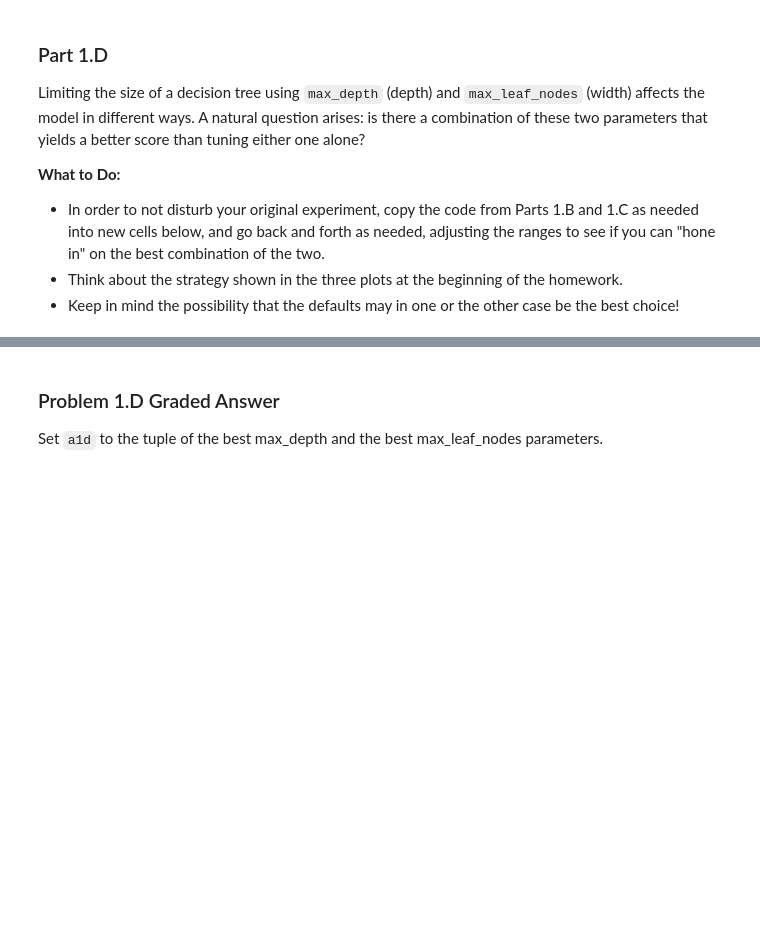
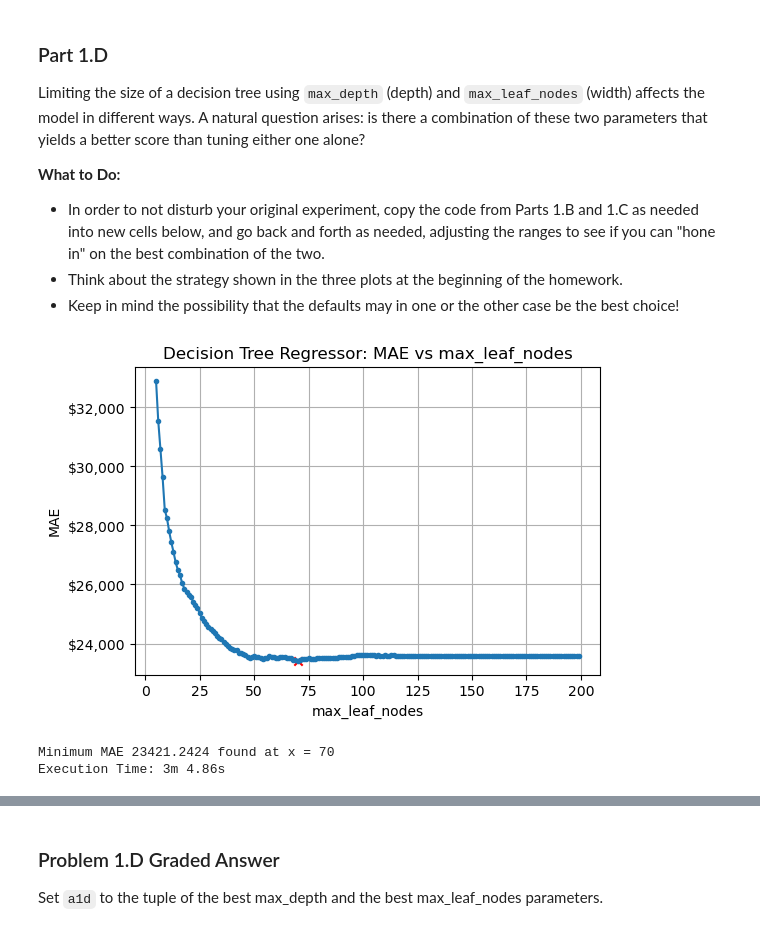
Before and after one commit to chenmichael2/Mod3-Homework, a Jupyter notebook: Homework_06.ipynb, the cells around one changed output, grey strips where cells are left out. Cells and saved outputs as stored; diff of their text form; code cells hidden in the pictures; blank space fills up the shorter version.

```diff
--- a/Homework_06.ipynb
+++ b/Homework_06.ipynb
@@ -432,0 +431,59 @@ Limiting the size of a decision tree using `max_depth` (depth) and `max_leaf_nod
+# %%
+# Cut and paste the code from the video notebook to plot and find the best max_depth
+
+# Plot a max_leaf_nodes vs MAE using a simple for loop
+
+# record beginning time
+start = time.time()
+
+param = 'max_leaf_nodes'
+
+parameter_list = range(5,200)
+
+MAEs = []
+
+for mln in tqdm(parameter_list):
+
+    MAEs.append( run_decision_tree_regressor(X_train,y_train,
+                                             max_depth = 7,
+                                             max_features=None,
+                                            #  min_samples_split=5,
+                                            #  min_samples_leaf=1,
+                                             max_leaf_nodes=mln,
+                                            #  criterion='squared_error',
+                                            #  ccp_alpha=0.0,
+                                             random_state=random_seed,
+                                            #  cv=5,
+                                            #  n_jobs= -1,
+                                            #  visualize=False
+                                            ) )
+
+# Find the minimum value
+min_MAE = min(MAEs)
+
+# Find the index of the minimum value
+min_index = MAEs.index(min_MAE)
+
+plt.figure(figsize=(6, 4))
+plt.title("Decision Tree Regressor: MAE vs "+param)
+plt.plot(parameter_list, MAEs, marker='.')
+plt.scatter([parameter_list[min_index]],[min_MAE],marker='x',color='red')
+plt.xlabel(param)
+plt.ylabel("MAE")
+plt.gca().yaxis.set_major_formatter(mticker.FuncFormatter(dollar_format))
+plt.grid()
+plt.show()
+
+if isinstance(parameter_list[min_index], int):
+    print(f"Minimum MAE {min_MAE:.4f} found at x = {parameter_list[min_index]}")
+else:
+    print(f"Minimum MAE {min_MAE:.4f} found at x = {parameter_list[min_index]:.4f}")
+
+best_max_leaf = parameter_list[min_index]
+# Record end time and execution time
+end = time.time()
+print(f"Execution Time: " + format_time(end-start))
+# %% [output]
+[figure, added]
+Minimum MAE 23421.2424 found at x = 70
+Execution Time: 3m 4.86s
```
Also changed, not shown: parts of 25 cells of this notebook.
